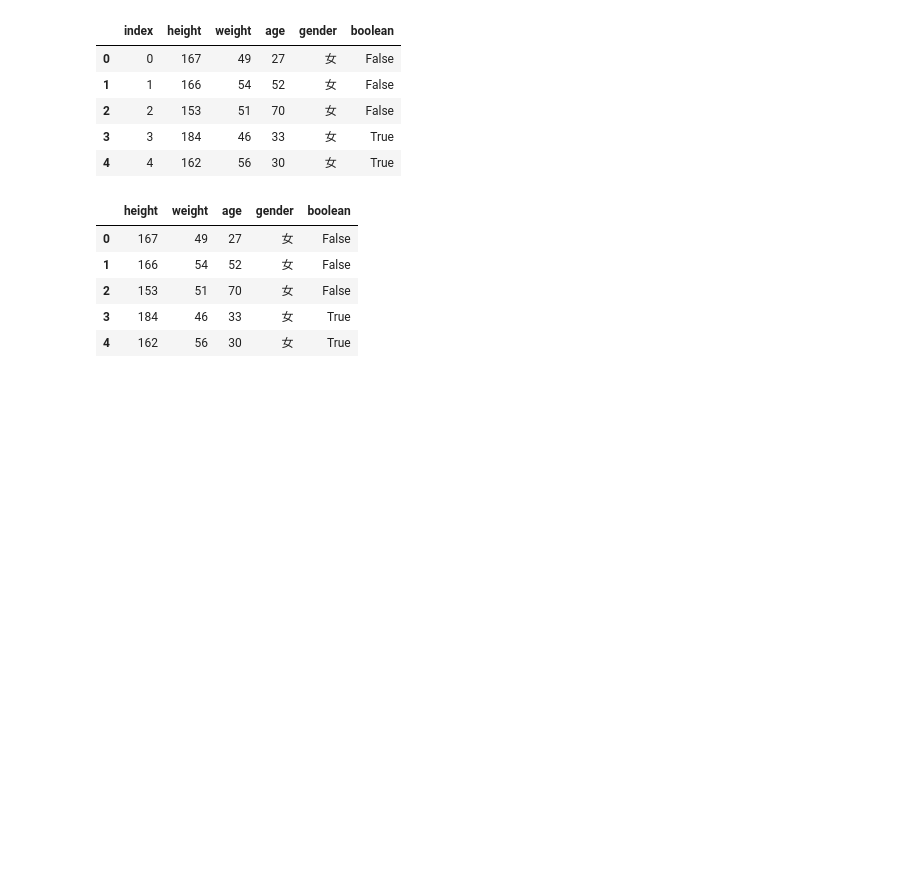
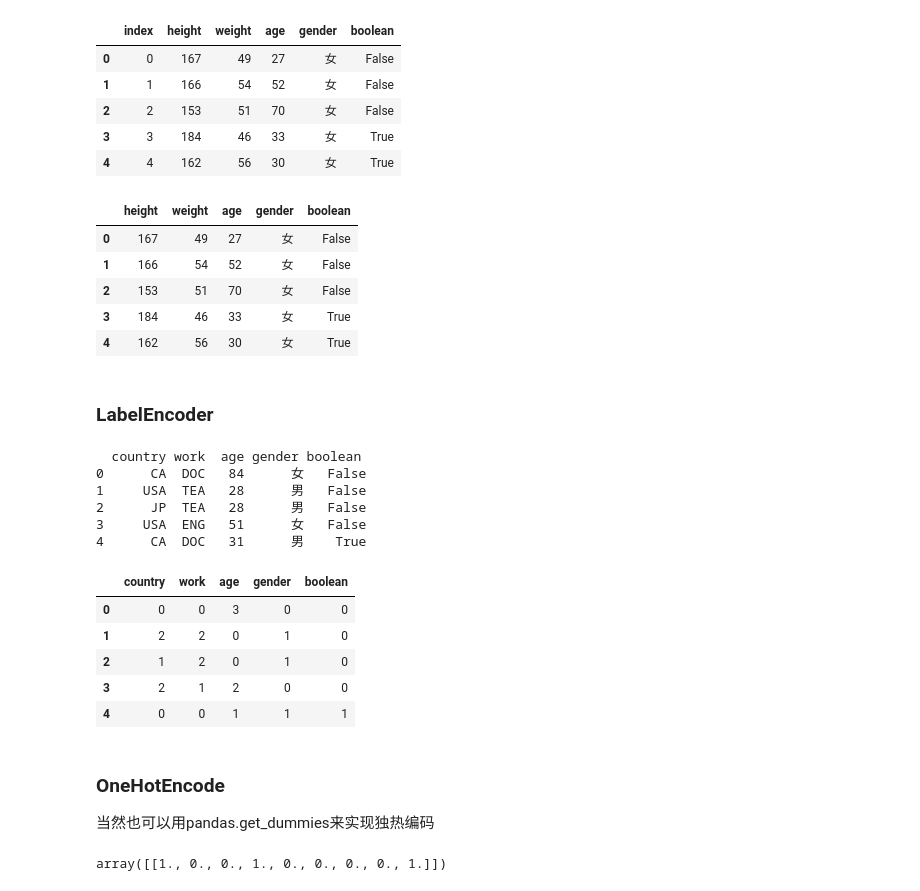
Before and after one commit to jackaihfia2334/Github, a Jupyter notebook: python/pd_np学习笔记.ipynb, the cells around one changed output. Cells and saved outputs as stored; diff of their text form; code cells hidden in the pictures; blank space fills up the shorter version.

Commit message:
LabelEncoder

```diff
--- a/python/pd_np学习笔记.ipynb
+++ b/python/pd_np学习笔记.ipynb
@@ -382,3 +382,43 @@ df2.reset_index(drop = True)
 | 2 | 153 | 51 | 70 | 女 | False |
 | 3 | 184 | 46 | 33 | 女 | True |
 | 4 | 162 | 56 | 30 | 女 | True |
+# %% [markdown]
+### LabelEncoder
+# %%
+from sklearn.preprocessing import LabelEncoder
+import numpy as np
+import pandas as pd
+
+gender = ['男', '女']
+boolean = ['True','False']
+df = pd.DataFrame({"country":['CA','USA','JP','USA','CA'],
+                   "work":['DOC','TEA','TEA','ENG','DOC'],
+                   "age":np.random.randint(20,100,5),
+                   "gender":[gender[x] for x in np.random.randint(0,len(gender),5)],
+                   "boolean":[boolean[x] for x in np.random.randint(0,len(boolean),5)]})
+print(df)
+
+
+lbe = LabelEncoder()
+features = ["country","work","age","gender","boolean"]
+for feature in features:
+    df[feature] = lbe.fit_transform(df[feature])  # lbe.fit_transform(data[feature])
+
+df
+# %% [output]
+  country work  age gender boolean
+0      CA  DOC   84      女   False
+1     USA  TEA   28      男   False
+2      JP  TEA   28      男   False
+3     USA  ENG   51      女   False
+4      CA  DOC   31      男    True
+|  | country | work | age | gender | boolean |
+| 0 | 0 | 0 | 3 | 0 | 0 |
+| 1 | 2 | 2 | 0 | 1 | 0 |
+| 2 | 1 | 2 | 0 | 1 | 0 |
+| 3 | 2 | 1 | 2 | 0 | 0 |
+| 4 | 0 | 0 | 1 | 1 | 1 |
+# %% [markdown]
+### OneHotEncode
+
+当然也可以用pandas.get_dummies来实现独热编码
@@ -384,0 +435,4 @@ df2.reset_index(drop = True)
+# %%
+ans
+# %% [output]
+array([[1., 0., 0., 1., 0., 0., 0., 0., 1.]])
```
Also changed, not shown: parts of 2 cells of this notebook.
